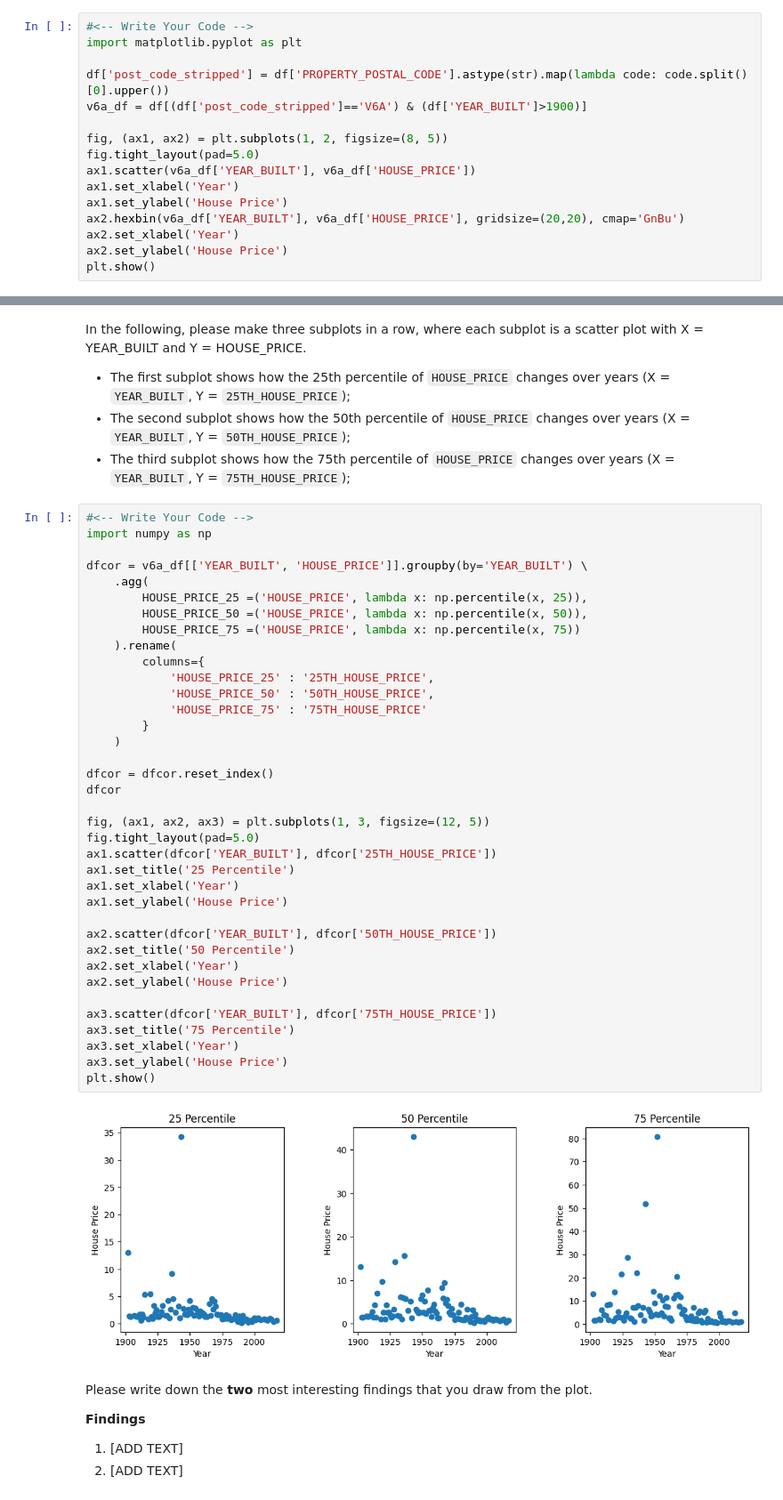
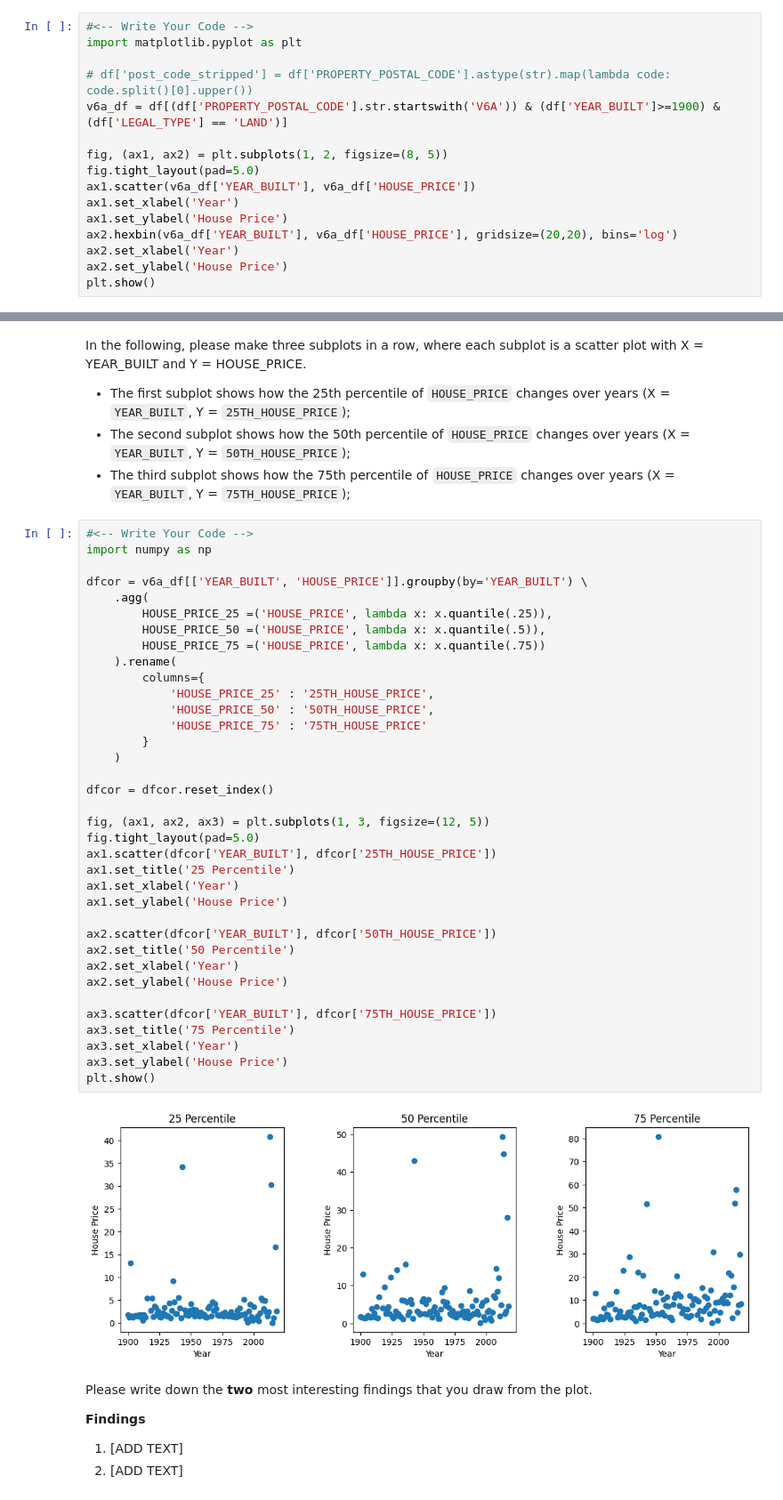
Before and after one commit to kgdarshaun/bigdata-cmpt733, a Jupyter notebook: Assignments/A4/A4.ipynb, the cells around one changed output, grey strips where cells are left out. Shown at 89% size. Cells and saved outputs as stored; diff of their text form.

```diff
--- a/Assignments/A4/A4.ipynb
+++ b/Assignments/A4/A4.ipynb
@@ -55,15 +57,15 @@ In the following, please make two subplots in one row. For the left subplot, it
 #<-- Write Your Code -->
 import matplotlib.pyplot as plt
 
-df['post_code_stripped'] = df['PROPERTY_POSTAL_CODE'].astype(str).map(lambda code: code.split()[0].upper())
-v6a_df = df[(df['post_code_stripped']=='V6A') & (df['YEAR_BUILT']>1900)]
+# df['post_code_stripped'] = df['PROPERTY_POSTAL_CODE'].astype(str).map(lambda code: code.split()[0].upper())
+v6a_df = df[(df['PROPERTY_POSTAL_CODE'].str.startswith('V6A')) & (df['YEAR_BUILT']>=1900) & (df['LEGAL_TYPE'] == 'LAND')]
 
 fig, (ax1, ax2) = plt.subplots(1, 2, figsize=(8, 5))
 fig.tight_layout(pad=5.0)
 ax1.scatter(v6a_df['YEAR_BUILT'], v6a_df['HOUSE_PRICE'])
 ax1.set_xlabel('Year')
 ax1.set_ylabel('House Price')
-ax2.hexbin(v6a_df['YEAR_BUILT'], v6a_df['HOUSE_PRICE'], gridsize=(20,20), cmap='GnBu')
+ax2.hexbin(v6a_df['YEAR_BUILT'], v6a_df['HOUSE_PRICE'], gridsize=(20,20), bins='log')
 ax2.set_xlabel('Year')
 ax2.set_ylabel('House Price')
 plt.show()
@@ -89,39 +91,38 @@ import numpy as np
 
 dfcor = v6a_df[['YEAR_BUILT', 'HOUSE_PRICE']].groupby(by='YEAR_BUILT') \
 	.agg(
-		HOUSE_PRICE_25 =('HOUSE_PRICE', lambda x: np.percentile(x, 25)),
-		HOUSE_PRICE_50 =('HOUSE_PRICE', lambda x: np.percentile(x, 50)),
-		HOUSE_PRICE_75 =('HOUSE_PRICE', lambda x: np.percentile(x, 75))
+		HOUSE_PRICE_25 =('HOUSE_PRICE', lambda x: x.quantile(.25)),
+		HOUSE_PRICE_50 =('HOUSE_PRICE', lambda x: x.quantile(.5)),
+		HOUSE_PRICE_75 =('HOUSE_PRICE', lambda x: x.quantile(.75))
 	).rename(
 		columns={
 			'HOUSE_PRICE_25' : '25TH_HOUSE_PRICE',
 			'HOUSE_PRICE_50' : '50TH_HOUSE_PRICE',
 			'HOUSE_PRICE_75' : '75TH_HOUSE_PRICE'
 		}
 	)
 
 dfcor = dfcor.reset_index()
-dfcor
 
 fig, (ax1, ax2, ax3) = plt.subplots(1, 3, figsize=(12, 5))
 fig.tight_layout(pad=5.0)
 ax1.scatter(dfcor['YEAR_BUILT'], dfcor['25TH_HOUSE_PRICE'])
 ax1.set_title('25 Percentile')
 ax1.set_xlabel('Year')
 ax1.set_ylabel('House Price')
 
 ax2.scatter(dfcor['YEAR_BUILT'], dfcor['50TH_HOUSE_PRICE'])
 ax2.set_title('50 Percentile')
 ax2.set_xlabel('Year')
 ax2.set_ylabel('House Price')
 
 ax3.scatter(dfcor['YEAR_BUILT'], dfcor['75TH_HOUSE_PRICE'])
 ax3.set_title('75 Percentile')
 ax3.set_xlabel('Year')
 ax3.set_ylabel('House Price')
 plt.show()
 # %% [output]
-[figure, old version]
+[figure, new version]
 # %% [markdown]
 Please write down the **two** most interesting findings that you draw from the plot.
 
```
Also changed, not shown: parts of 5 cells of this notebook.
